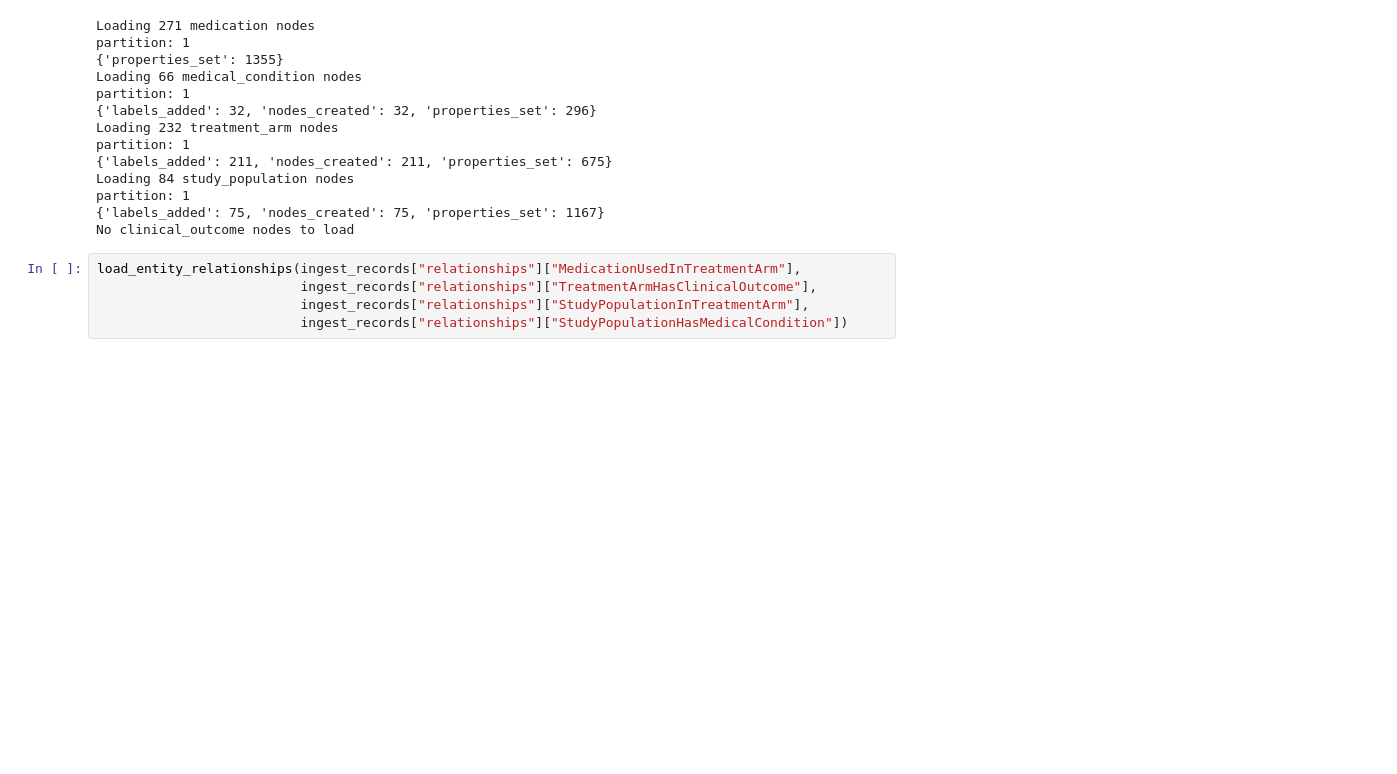
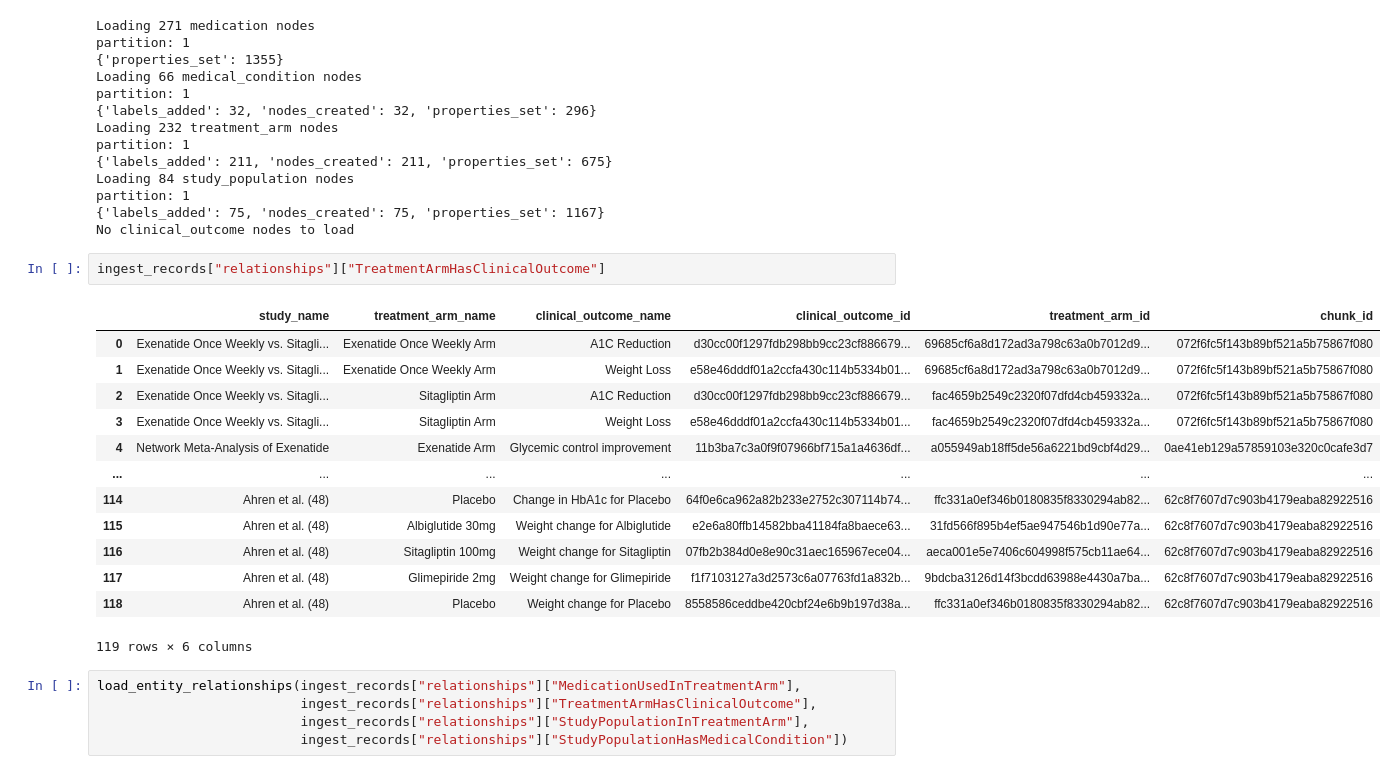
Before and after one commit to neo4j-field/pubmed-knowledge-graph-generation, a Jupyter notebook: generate_entity_graph.ipynb, the cells around one changed output. Drawn from its saved outputs; the diff is of its cells as text; blank space fills up the shorter version.

```diff
--- a/generate_entity_graph.ipynb
+++ b/generate_entity_graph.ipynb
@@ -835,6 +835,22 @@ Loading 84 study_population nodes
 partition: 1
 {'labels_added': 75, 'nodes_created': 75, 'properties_set': 1167}
 No clinical_outcome nodes to load
+# %%
+ingest_records["relationships"]["TreatmentArmHasClinicalOutcome"]
+# %% [output]
+|  | study_name | treatment_arm_name | clinical_outcome_name | clinical_outcome_id | treatment_arm_id | chunk_id |
+| 0 | Exenatide Once Weekly vs. Sitagli... | Exenatide Once Weekly Arm | A1C Reduction | d30cc00f1297fdb298bb9cc23cf886679... | 69685cf6a8d172ad3a798c63a0b7012d9... | 072f6fc5f143b89bf521a5b75867f080 |
+| 1 | Exenatide Once Weekly vs. Sitagli... | Exenatide Once Weekly Arm | Weight Loss | e58e46dddf01a2ccfa430c114b5334b01... | 69685cf6a8d172ad3a798c63a0b7012d9... | 072f6fc5f143b89bf521a5b75867f080 |
+| 2 | Exenatide Once Weekly vs. Sitagli... | Sitagliptin Arm | A1C Reduction | d30cc00f1297fdb298bb9cc23cf886679... | fac4659b2549c2320f07dfd4cb459332a... | 072f6fc5f143b89bf521a5b75867f080 |
+| 3 | Exenatide Once Weekly vs. Sitagli... | Sitagliptin Arm | Weight Loss | e58e46dddf01a2ccfa430c114b5334b01... | fac4659b2549c2320f07dfd4cb459332a... | 072f6fc5f143b89bf521a5b75867f080 |
+| 4 | Network Meta-Analysis of Exenatide | Exenatide Arm | Glycemic control improvement | 11b3ba7c3a0f9f07966bf715a1a4636df... | a055949ab18ff5de56a6221bd9cbf4d29... | 0ae41eb129a57859103e320c0cafe3d7 |
+| ... | ... | ... | ... | ... | ... | ... |
+| 114 | Ahren et al. (48) | Placebo | Change in HbA1c for Placebo | 64f0e6ca962a82b233e2752c307114b74... | ffc331a0ef346b0180835f8330294ab82... | 62c8f7607d7c903b4179eaba82922516 |
+| 115 | Ahren et al. (48) | Albiglutide 30mg | Weight change for Albiglutide | e2e6a80ffb14582bba41184fa8baece63... | 31fd566f895b4ef5ae947546b1d90e77a... | 62c8f7607d7c903b4179eaba82922516 |
+| 116 | Ahren et al. (48) | Sitagliptin 100mg | Weight change for Sitagliptin | 07fb2b384d0e8e90c31aec165967ece04... | aeca001e5e7406c604998f575cb11ae64... | 62c8f7607d7c903b4179eaba82922516 |
+| 117 | Ahren et al. (48) | Glimepiride 2mg | Weight change for Glimepiride | f1f7103127a3d2573c6a07763fd1a832b... | 9bdcba3126d14f3bcdd63988e4430a7ba... | 62c8f7607d7c903b4179eaba82922516 |
+| 118 | Ahren et al. (48) | Placebo | Weight change for Placebo | 8558586ceddbe420cbf24e6b9b197d38a... | ffc331a0ef346b0180835f8330294ab82... | 62c8f7607d7c903b4179eaba82922516 |
+119 rows × 6 columns
 # %%
 load_entity_relationships(ingest_records["relationships"]["MedicationUsedInTreatmentArm"],
                           ingest_records["relationships"]["TreatmentArmHasClinicalOutcome"],
```
Also changed, not shown: 2 other files.
